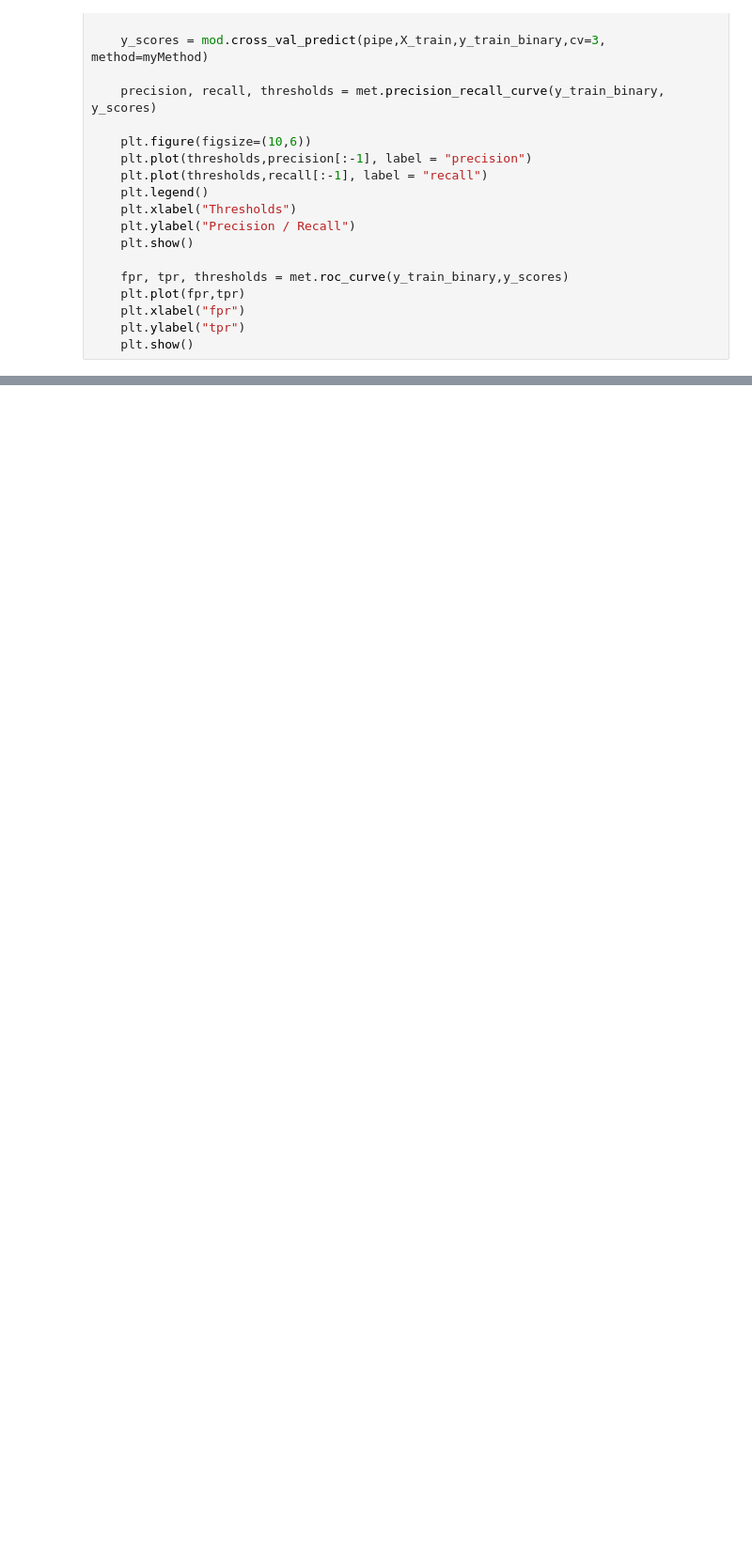
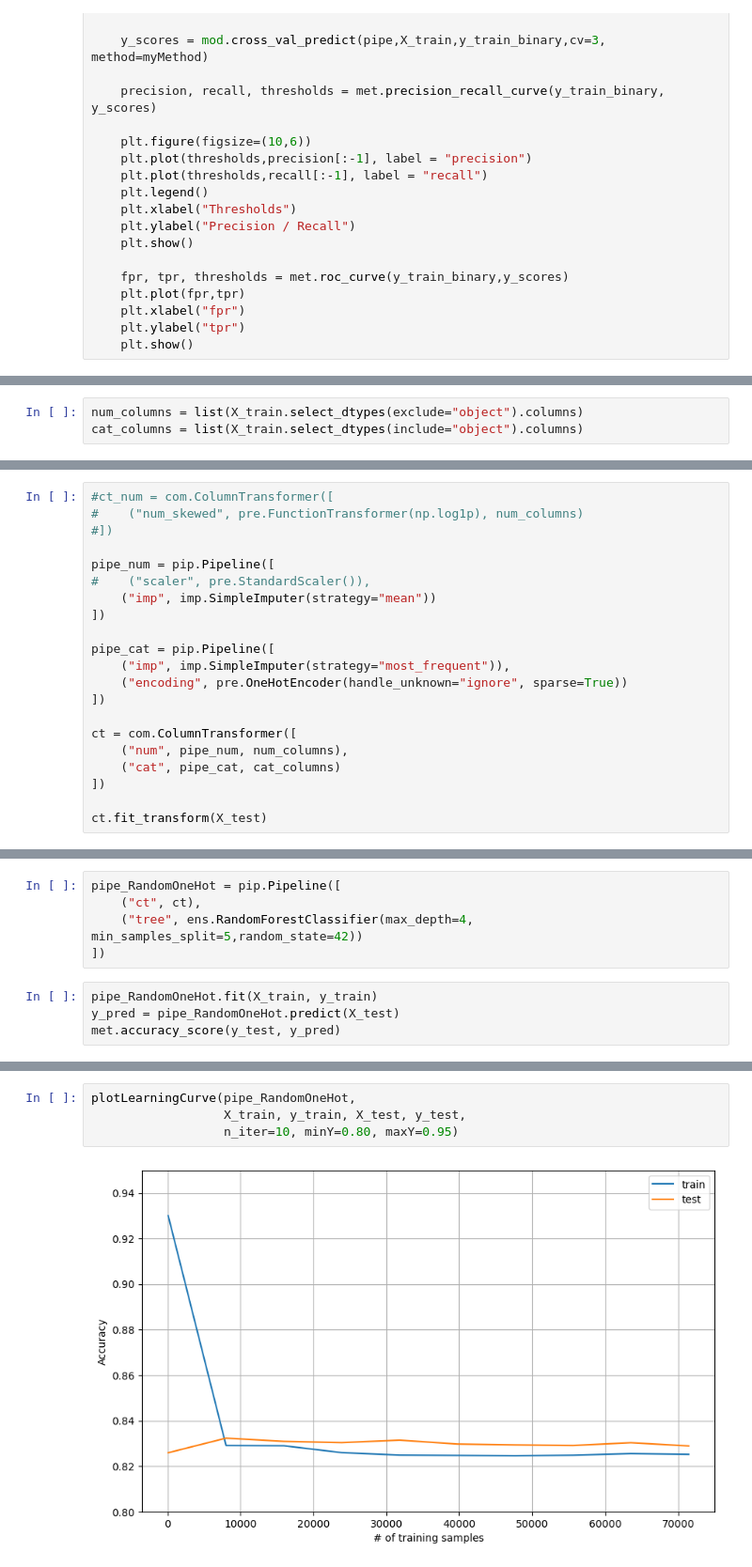
Before and after one commit to Rurushu13/Hackaton-Practice, a Jupyter notebook: main.ipynb, the cells around one changed output, grey strips where cells are left out. Shown at 94% size. Saved outputs shown, nothing was run; the diff lists cells and outputs as text; blank space fills up the shorter version.

```diff
--- a/main.ipynb
+++ b/main.ipynb
@@ -160,0 +300,3 @@ def precision_recall_curve(est, X_train, y_train_binary):
+# %%
+num_columns = list(X_train.select_dtypes(exclude="object").columns)
+cat_columns = list(X_train.select_dtypes(include="object").columns)
@@ -160,0 +308,21 @@ def precision_recall_curve(est, X_train, y_train_binary):
+# %%
+#ct_num = com.ColumnTransformer([
+#    ("num_skewed", pre.FunctionTransformer(np.log1p), num_columns)
+#])
+
+pipe_num = pip.Pipeline([
+#    ("scaler", pre.StandardScaler()),
+    ("imp", imp.SimpleImputer(strategy="mean"))
+])
+
+pipe_cat = pip.Pipeline([
+    ("imp", imp.SimpleImputer(strategy="most_frequent")),
+    ("encoding", pre.OneHotEncoder(handle_unknown="ignore", sparse=True))
+])
+
+ct = com.ColumnTransformer([
+    ("num", pipe_num, num_columns),
+    ("cat", pipe_cat, cat_columns)
+])
+
+ct.fit_transform(X_test)
@@ -160,0 +332,9 @@ def precision_recall_curve(est, X_train, y_train_binary):
+# %%
+pipe_RandomOneHot = pip.Pipeline([
+    ("ct", ct),
+    ("tree", ens.RandomForestClassifier(max_depth=4, min_samples_split=5,random_state=42))
+])
+# %%
+pipe_RandomOneHot.fit(X_train, y_train)
+y_pred = pipe_RandomOneHot.predict(X_test)
+met.accuracy_score(y_test, y_pred)
@@ -160,0 +343,6 @@ def precision_recall_curve(est, X_train, y_train_binary):
+# %%
+plotLearningCurve(pipe_RandomOneHot,
+                  X_train, y_train, X_test, y_test,
+                  n_iter=10, minY=0.80, maxY=0.95)
+# %% [output]
+[figure, added]
```
Also changed, not shown: parts of 94 cells of this notebook, 8 other files.
